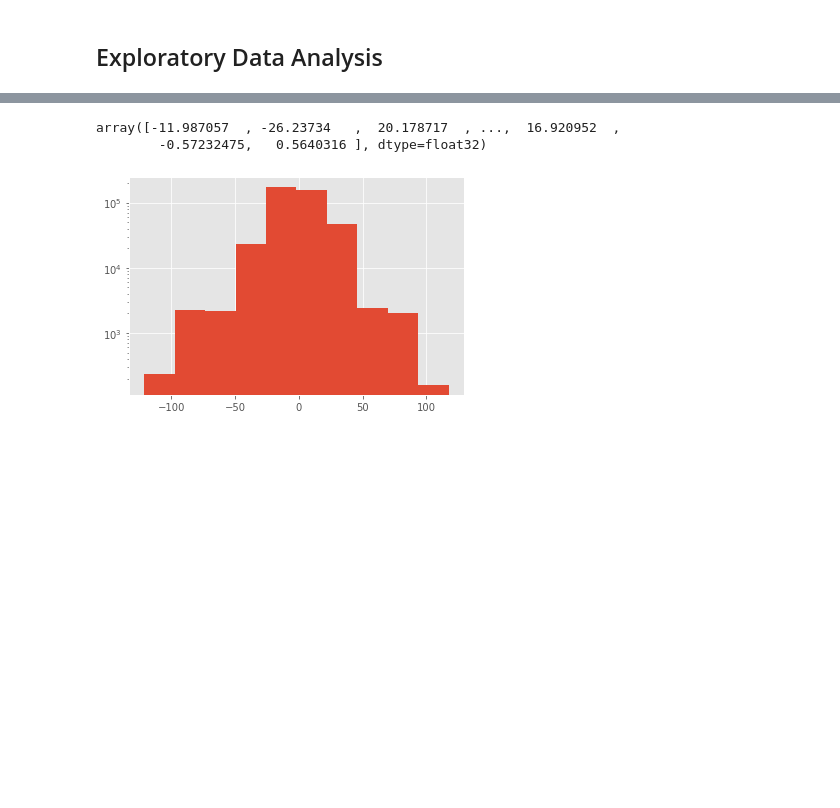
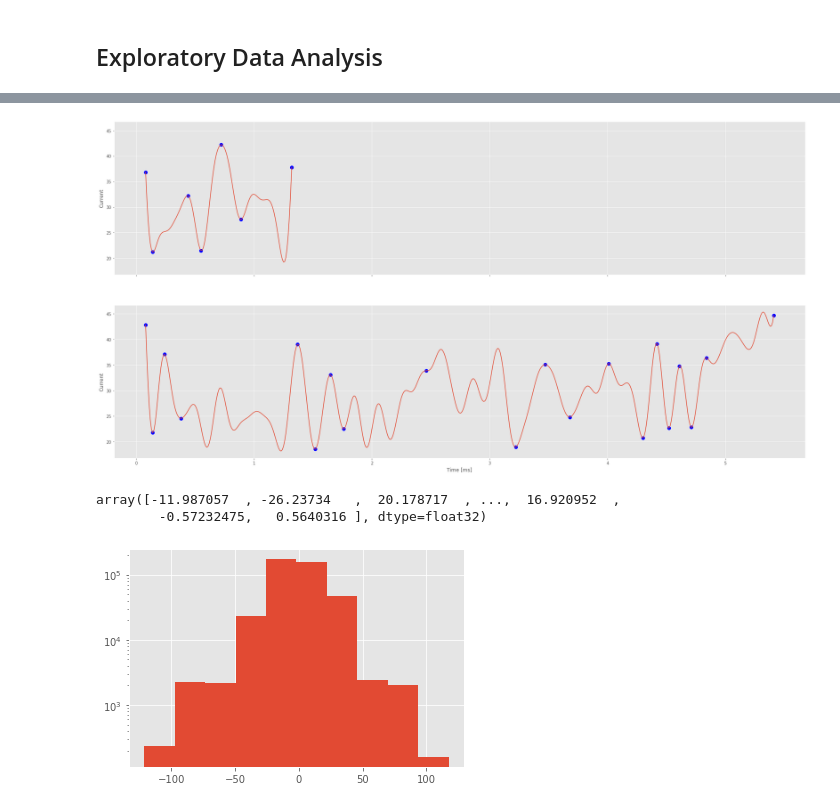
Before and after one commit to HaroldBenoit/ml4science-polymers, a Jupyter notebook: mete/mete-exploration.ipynb, the cells around one changed output, grey strips where cells are left out. Cells and saved outputs as stored; diff of their text form; code cells hidden in the pictures; blank space fills up the shorter version.

```diff
--- a/mete-exploration.ipynb
+++ b/mete/mete-exploration.ipynb
@@ -21,3 +62,7 @@ plot_data(aa64_data[:2], plot_extrema=True, diff_threshold=10)
+# %%
+plot_data(aa65_data[:2], plot_extrema=True, diff_threshold=10)
+# %% [output]
+[figure, added]
 # %%
 aa62_event_lens = [len(event) for event in aa62_extrema_data]
 aa64_event_lens = [len(event) for event in aa64_extrema_data]
```
Also changed, not shown: parts of 9 cells of this notebook, 4 other files.
